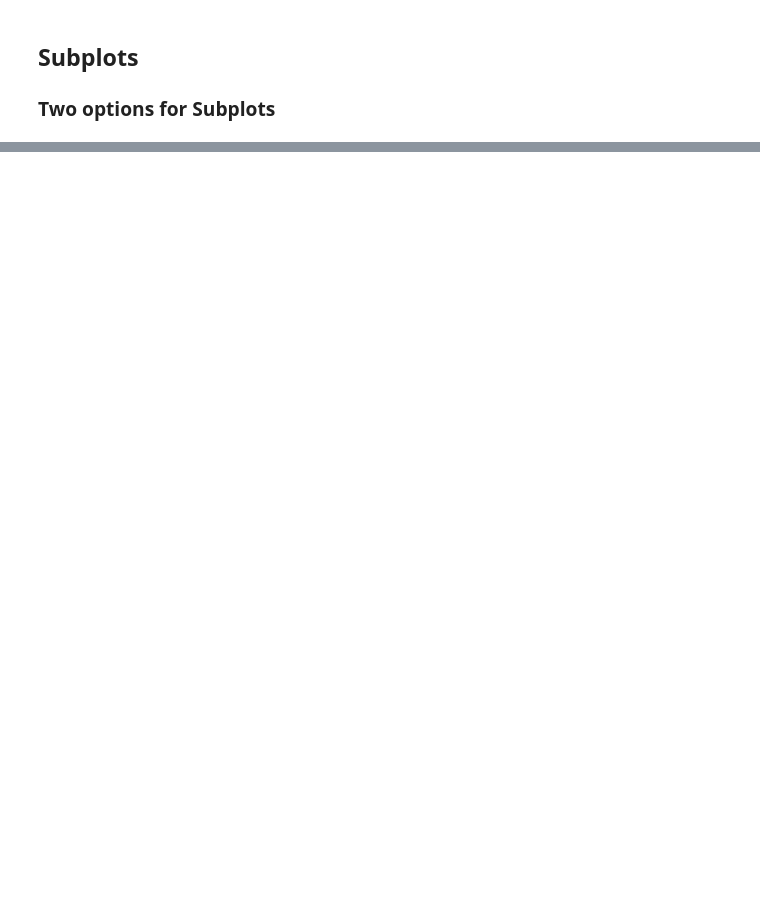
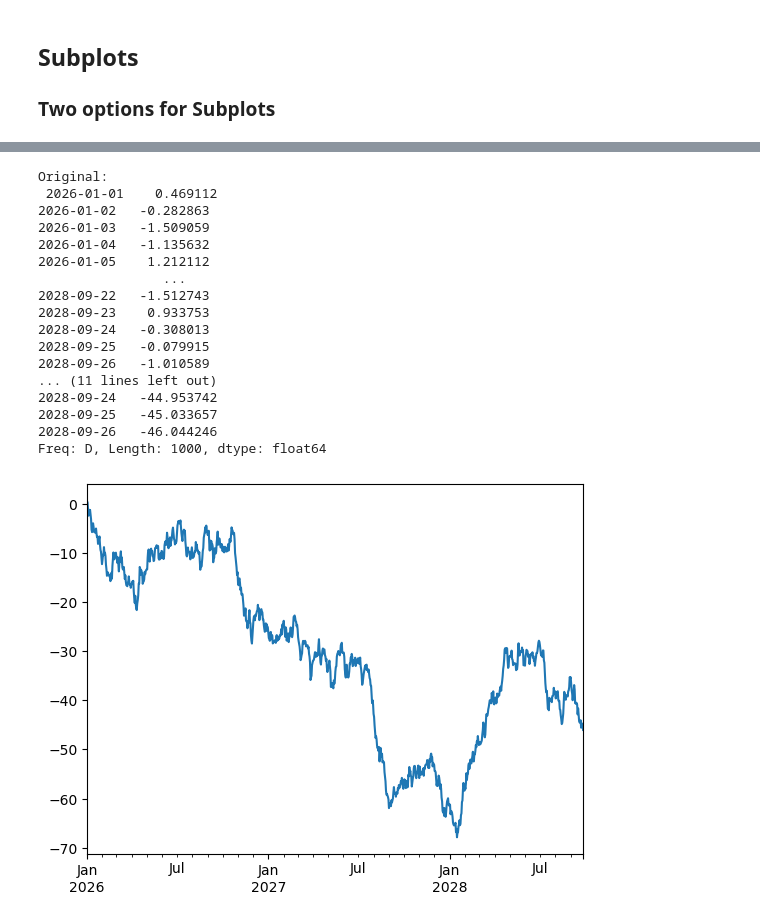
Before and after one commit to Eakempreet/Learning-ML, a Jupyter notebook: Matplotlib/matplotlib_basic.ipynb, the cells around one changed output, grey strips where cells are left out. Saved outputs shown, nothing was run; the diff lists cells and outputs as text; code cells hidden in the pictures; blank space fills up the shorter version.

Commit message:
Experimenting with datasets and plots

```diff
--- a/Matplotlib/matplotlib_basic.ipynb
+++ b/Matplotlib/matplotlib_basic.ipynb
@@ -429,0 +452,29 @@ ax[1, 1].hist(np.random.randn(1000));
+# %%
+np.random.seed(123456)
+
+# Creates 1000 random numbers with dates:
+ts = pd.Series(np.random.randn(1000), index=pd.date_range("1/1/2026", periods=1000))  # Dates from Jan 1, 2026 for 1000 days
+print(f"Original: \n {ts} \n")
+
+ts = ts.cumsum()
+print(f"Modified: \n {ts} \n")
+ts.plot();
+# %% [output]
+Original:
+ 2026-01-01    0.469112
+2026-01-02   -0.282863
+2026-01-03   -1.509059
+2026-01-04   -1.135632
+2026-01-05    1.212112
+                ...
+2028-09-22   -1.512743
+2028-09-23    0.933753
+2028-09-24   -0.308013
+2028-09-25   -0.079915
+2028-09-26   -1.010589
+... (11 lines left out)
+2028-09-24   -44.953742
+2028-09-25   -45.033657
+2028-09-26   -46.044246
+Freq: D, Length: 1000, dtype: float64
+[figure, added]
```
Also changed, not shown: parts of 37 cells of this notebook, 2 other files.
